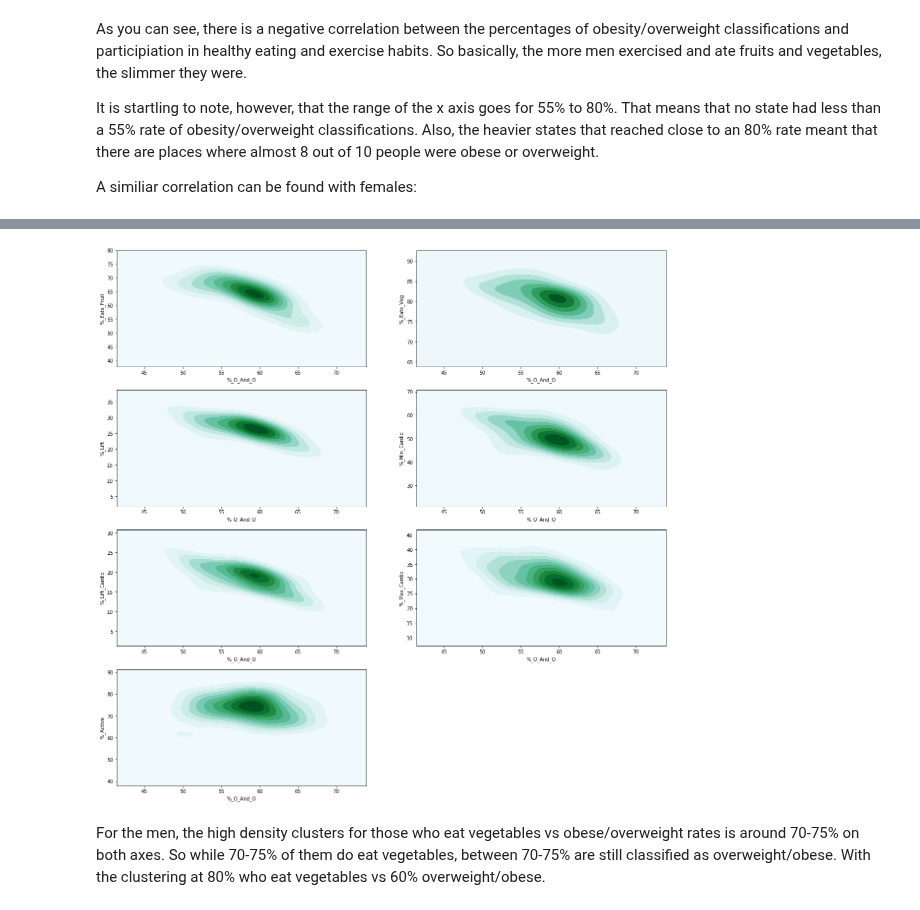
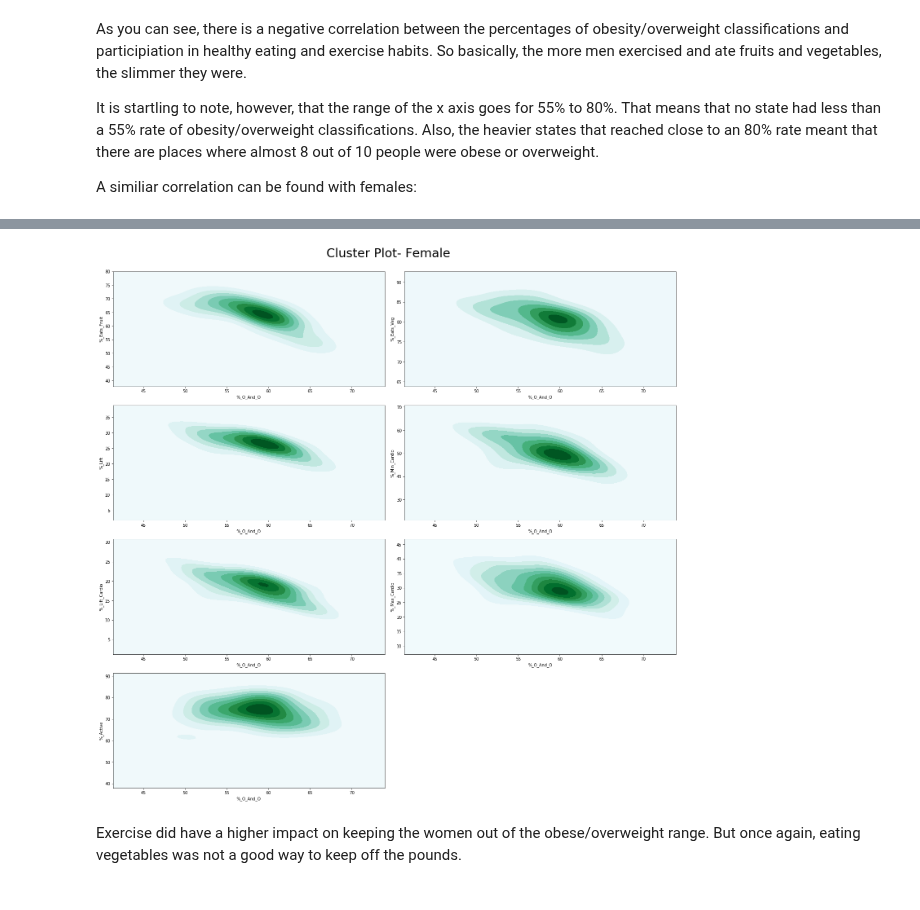
Before and after one commit to VincentG123/ThinkfulBootcamp, a Jupyter notebook: Capstone_1_Health_Fitness.ipynb, the cells around one changed output, grey strips where cells are left out. Saved outputs shown, nothing was run; the diff lists cells and outputs as text; code cells hidden in the pictures.

Commit message:
Added more analysis to data exploration section. Explained the cluster plots in greater detail.

```diff
--- a/Capstone_1_Health_Fitness.ipynb
+++ b/Capstone_1_Health_Fitness.ipynb
@@ -75,8 +83,10 @@ Also, another truly horrifying inferrence can be drawn by looking closely at how
 # %%
-def create_jointplots(data_frame, weight_class):
+def create_jointplots(data_frame, weight_class, title):
     fig = plt.figure(figsize= (20,20))
     for num, col in enumerate(plot_y, start =1):
         fig.add_subplot(4,2,num)
         sns.kdeplot(data_frame[weight_class],data_frame[col], shade = True)
+    fig.suptitle(title, fontsize=30)
+    fig.tight_layout(rect=[0, 0.03, 1, 0.95])
     plt.show()
 # %%
@@ -86,9 +102,9 @@ create_jointplots(male_df,'%_O_And_O')
 # %%
-create_jointplots(female_df,'%_O_And_O')
+create_jointplots(female_df,'%_O_And_O', 'Cluster Plot- Female')
 # %% [output]
-[figure, old version]
+[figure, new version]
-# %% [markdown]
-For the men, the high density clusters for those who eat vegetables vs obese/overweight rates is around 70-75% on both axes. So while 70-75% of them do eat vegetables, between 70-75% are still classified as overweight/obese. With the clustering at 80% who eat vegetables vs 60% overweight/obese.
+# %% [markdown]
+Exercise did have a higher impact on keeping the women out of the obese/overweight range. But once again, eating vegetables was not a good way to keep off the pounds.
 # %% [markdown]
 ## Conclusions Drawn and Research Proposal
 
```
Also changed, not shown: parts of 9 cells of this notebook.
